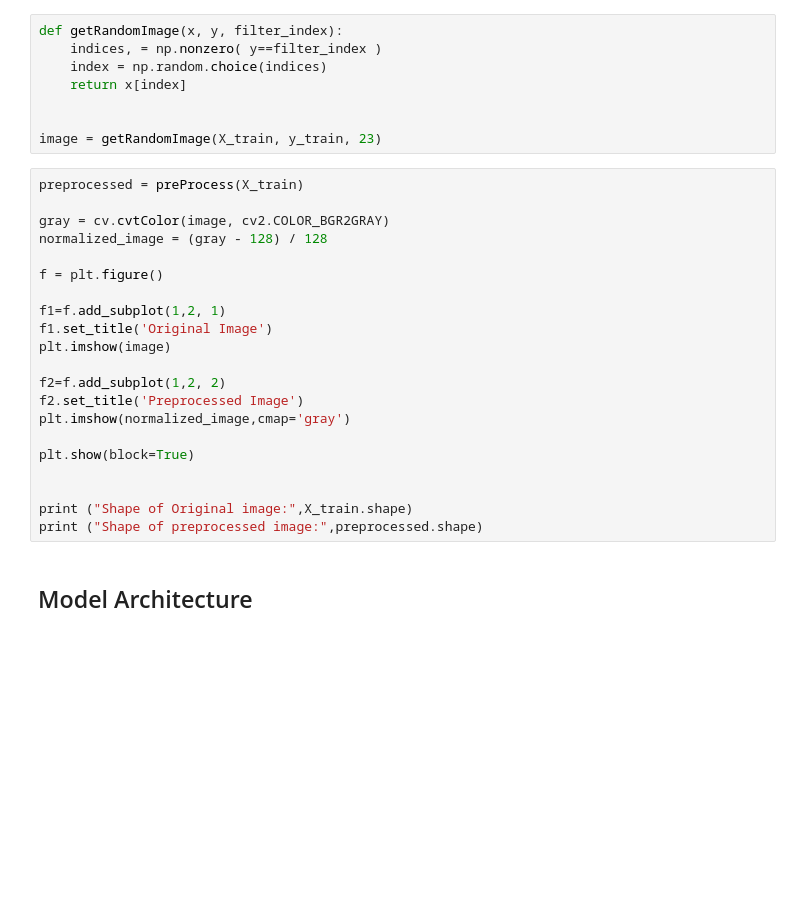
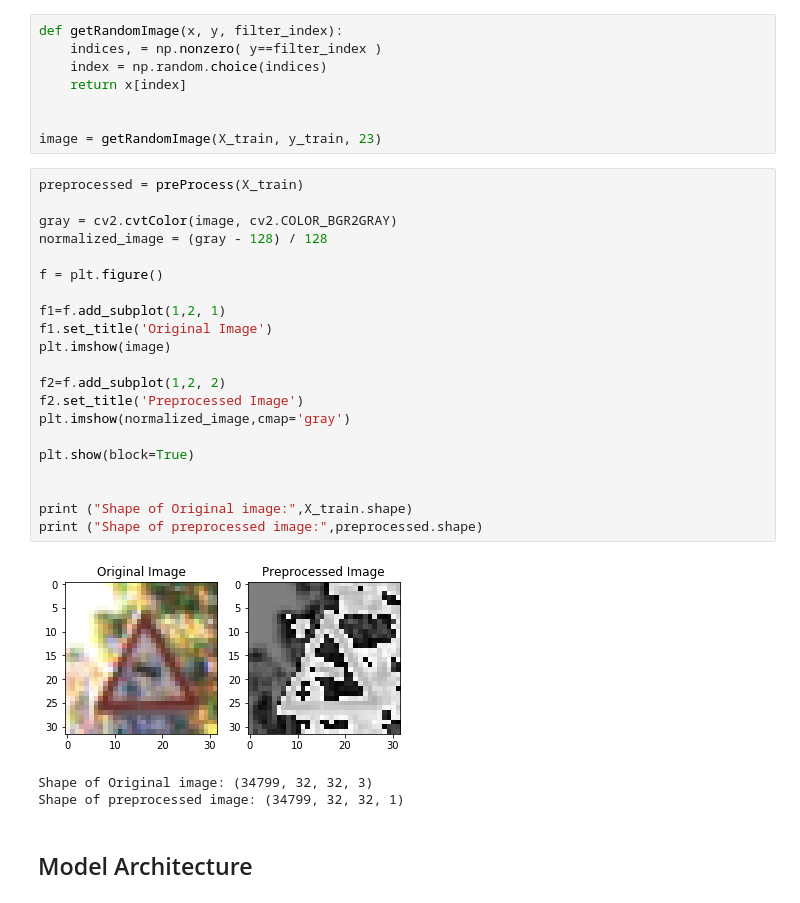
Before and after one commit to Shivam-Bhardwaj/TrafficSignDetector-TensorFlow, a Jupyter notebook: Traffic_Sign_Classifier.ipynb, the cells around one changed output. Cells and saved outputs as stored; diff of their text form; blank space fills up the shorter version.

```diff
--- a/Traffic_Sign_Classifier.ipynb
+++ b/Traffic_Sign_Classifier.ipynb
@@ -239,24 +237,28 @@ image = getRandomImage(X_train, y_train, 23)
 # %%
 preprocessed = preProcess(X_train)
 
-gray = cv.cvtColor(image, cv2.COLOR_BGR2GRAY)
+gray = cv2.cvtColor(image, cv2.COLOR_BGR2GRAY)
 normalized_image = (gray - 128) / 128
 
 f = plt.figure()
 
 f1=f.add_subplot(1,2, 1)
 f1.set_title('Original Image')
 plt.imshow(image)
 
 f2=f.add_subplot(1,2, 2)
 f2.set_title('Preprocessed Image')
 plt.imshow(normalized_image,cmap='gray')
 
 plt.show(block=True)
 
 
 print ("Shape of Original image:",X_train.shape)
 print ("Shape of preprocessed image:",preprocessed.shape)
+# %% [output]
+[figure, added]
+Shape of Original image: (34799, 32, 32, 3)
+Shape of preprocessed image: (34799, 32, 32, 1)
 # %% [markdown]
 ## Model Architecture
 # %% [markdown]
```
Also changed, not shown: parts of 3 cells of this notebook, 5 other files.
